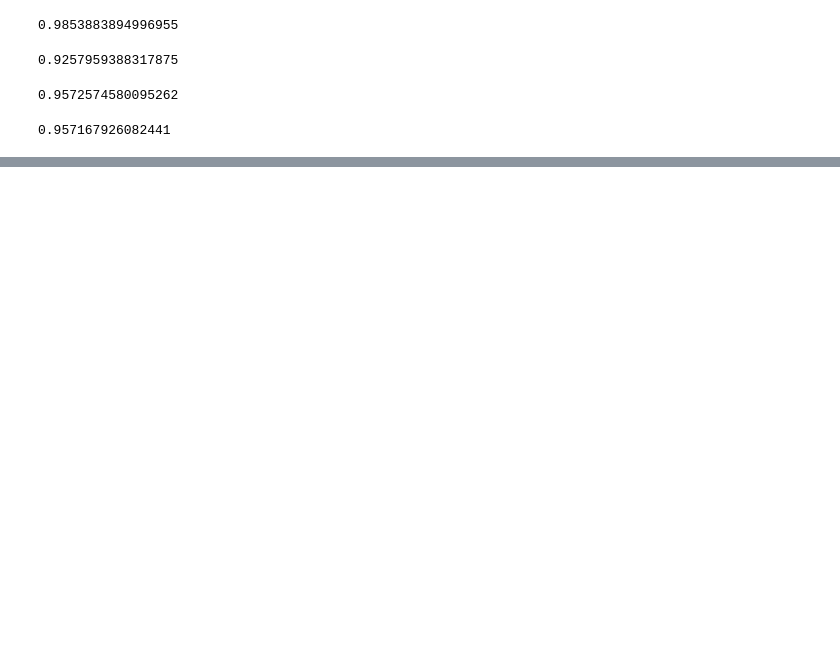
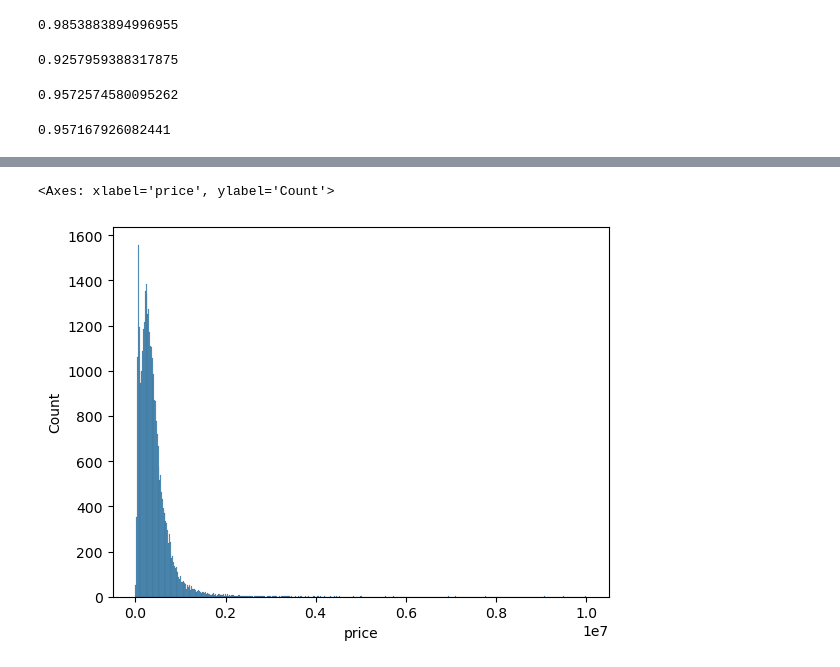
Before and after one commit to nickpedri/Regression-Project, a Jupyter notebook: Exploration.ipynb, the cells around one changed output, grey strips where cells are left out. Saved outputs shown, nothing was run; the diff lists cells and outputs as text; code cells hidden in the pictures; blank space fills up the shorter version.

```diff
--- a/Exploration.ipynb
+++ b/Exploration.ipynb
@@ -180,0 +177,4 @@ len(zil[zil.price <= 1300_000])/len(zil)
+# %%
+zil = ac.zillow_data(True)
+zil = prep.prep_zillow(mvp=False, df=zil)
+zil, val, test = prep.train_val_test(zil)
@@ -180,0 +188,5 @@ len(zil[zil.price <= 1300_000])/len(zil)
+# %%
+sns.histplot(zil, x='price')
+# %% [output]
+<Axes: xlabel='price', ylabel='Count'>
+[figure, added]
```
Also changed, not shown: parts of 23 cells of this notebook, 8 other files.
